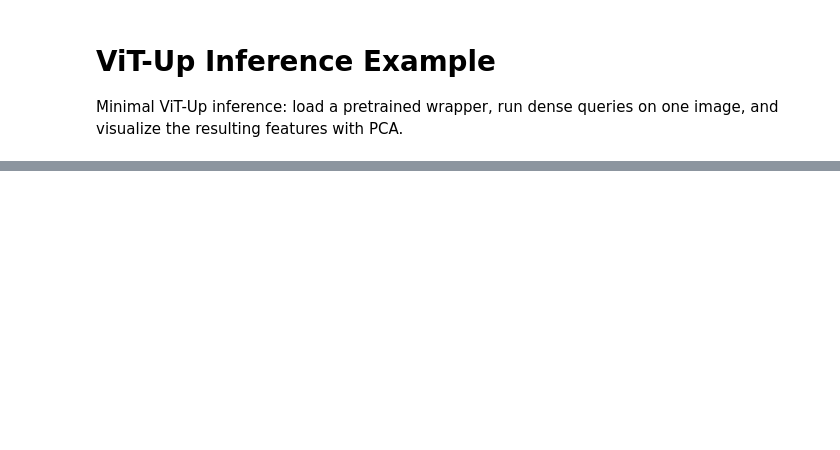
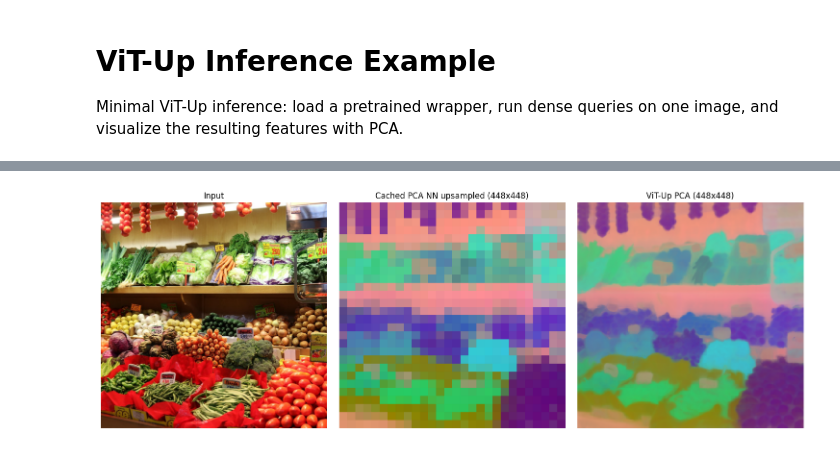
Before and after one commit to krispinwandel/vit-up, a Jupyter notebook: notebooks/inference_example.ipynb, the cells around one changed output, grey strips where cells are left out. Drawn from its saved outputs; the diff is of its cells as text; code cells hidden in the pictures; blank space fills up the shorter version.

```diff
--- a/notebooks/inference_example.ipynb
+++ b/notebooks/inference_example.ipynb
@@ -64,16 +87,32 @@ print(f"Features: {tuple(features.shape)}")
 # %%
-pca_scores, _, _, _, _ = pca_utils.pca(features, k=3, std_normalize=True)
-pca_rgb, _, _ = pca_utils.tensor_to_rgb(pca_scores)
-pca_rgb = pca_rgb.reshape(query_res, query_res, 3).numpy()
+high_pca_scores = pca_utils.apply_pca(features, pca_eigenvectors, pca_mean, pca_std)
+high_pca_rgb, _, _ = pca_utils.tensor_to_rgb(
+    high_pca_scores,
+    tensor_min=rgb_min,
+    tensor_max=rgb_max,
+)
+high_pca_rgb = high_pca_rgb.reshape(query_res, query_res, 3)
 
-fig, axes = plt.subplots(1, 2, figsize=(12, 5))
+low_pca_rgb_upsampled = F.interpolate(
+    low_pca_rgb.permute(2, 0, 1).unsqueeze(0).float(),
+    size=(query_res, query_res),
+    mode="nearest",
+)[0].permute(1, 2, 0).byte()
+
+fig, axes = plt.subplots(1, 3, figsize=(15, 5))
 axes[0].imshow(image)
 axes[0].set_title("Input")
 axes[0].axis("off")
 
-axes[1].imshow(pca_rgb)
-axes[1].set_title(f"ViT-Up PCA ({query_res}x{query_res})")
+axes[1].imshow(low_pca_rgb_upsampled.numpy())
+axes[1].set_title(f"Cached PCA NN upsampled ({query_res}x{query_res})")
 axes[1].axis("off")
+
+axes[2].imshow(high_pca_rgb.numpy())
+axes[2].set_title(f"ViT-Up PCA ({query_res}x{query_res})")
+axes[2].axis("off")
 
 plt.tight_layout()
 plt.show()
+# %% [output]
+[figure, added]
```
Also changed, not shown: parts of 4 cells of this notebook, 5 other files.
